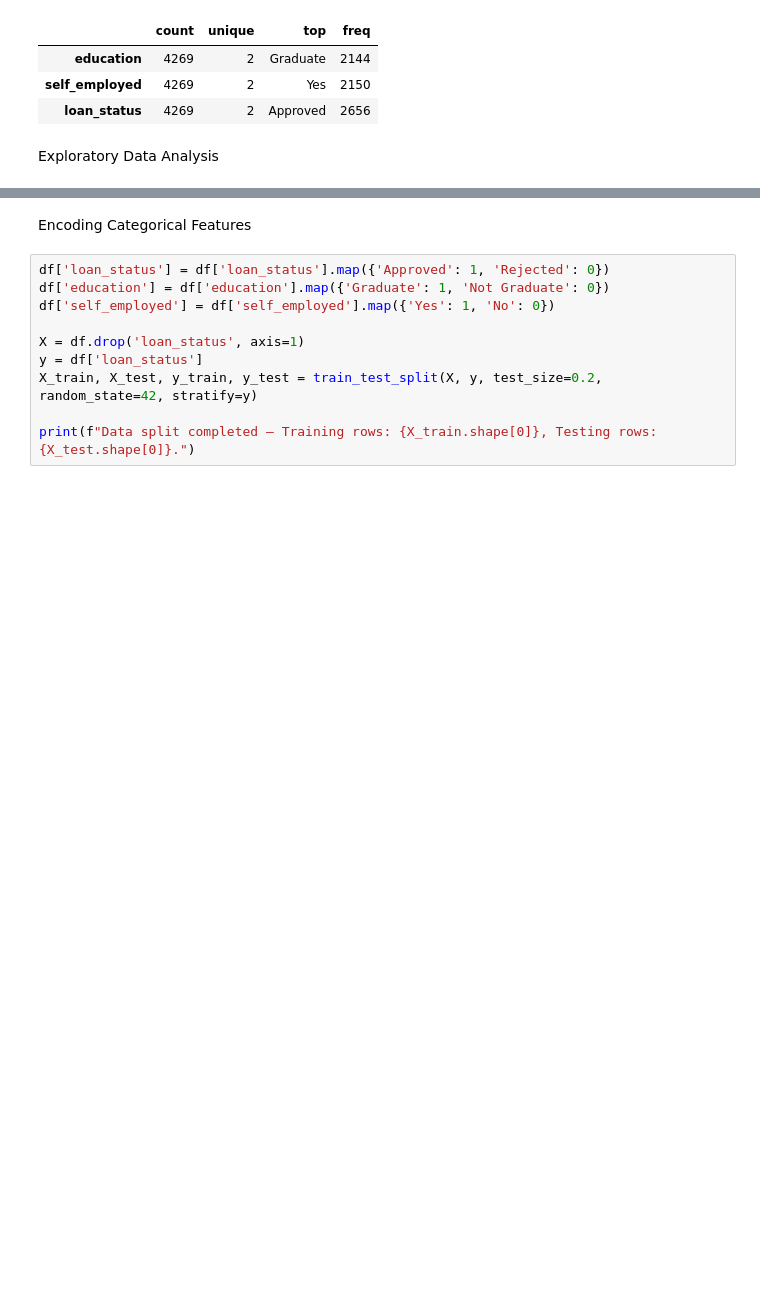
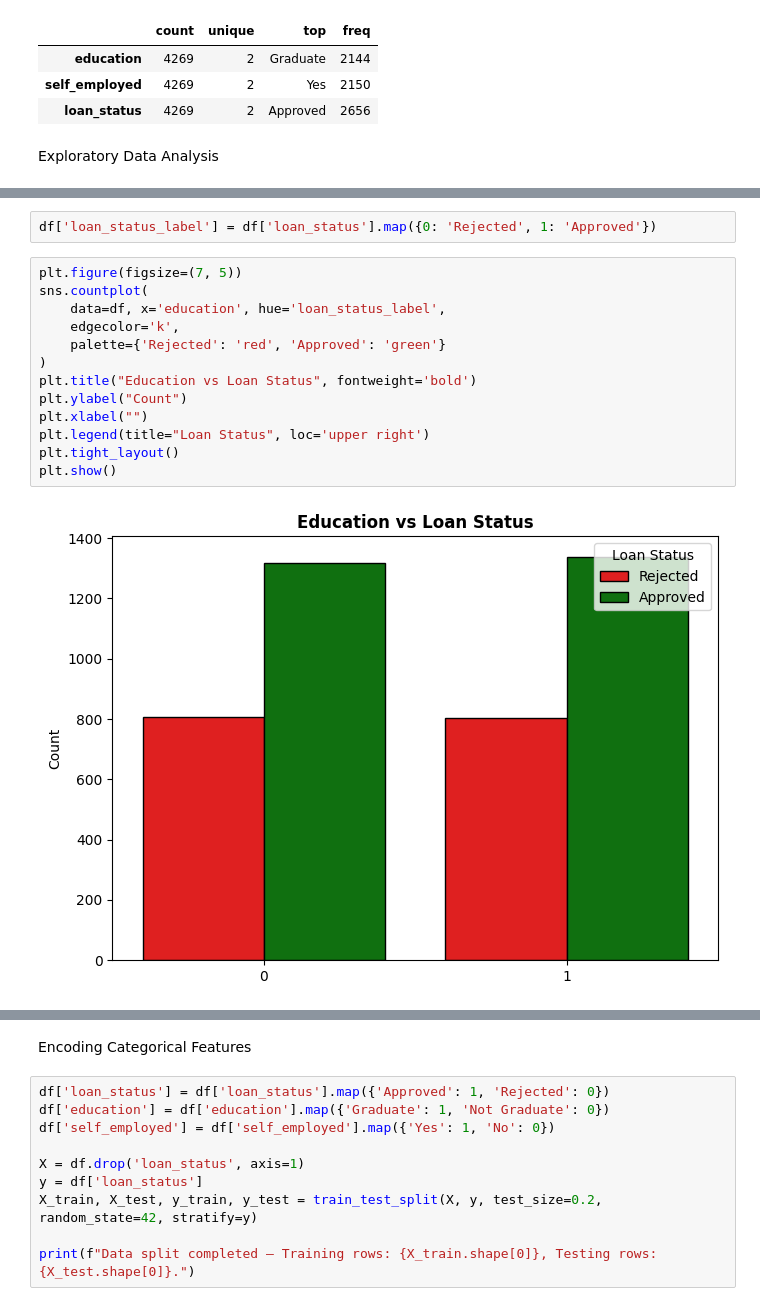
Before and after one commit to pratheekshashetty-blip/machinelearningprojects, a Jupyter notebook: loan-approval/loan_approval_predictions.ipynb, the cells around one changed output, grey strips where cells are left out. Cells and saved outputs as stored; diff of their text form; blank space fills up the shorter version.

```diff
--- a/loan-approval/loan_approval_predictions.ipynb
+++ b/loan-approval/loan_approval_predictions.ipynb
@@ -155,0 +139,17 @@ plt.show()
+# %%
+df['loan_status_label'] = df['loan_status'].map({0: 'Rejected', 1: 'Approved'})
+# %%
+plt.figure(figsize=(7, 5))
+sns.countplot(
+    data=df, x='education', hue='loan_status_label',
+    edgecolor='k',
+    palette={'Rejected': 'red', 'Approved': 'green'}
+)
+plt.title("Education vs Loan Status", fontweight='bold')
+plt.ylabel("Count")
+plt.xlabel("")
+plt.legend(title="Loan Status", loc='upper right')
+plt.tight_layout()
+plt.show()
+# %% [output]
+[figure, added]
```
Also changed, not shown: parts of 12 cells of this notebook.
